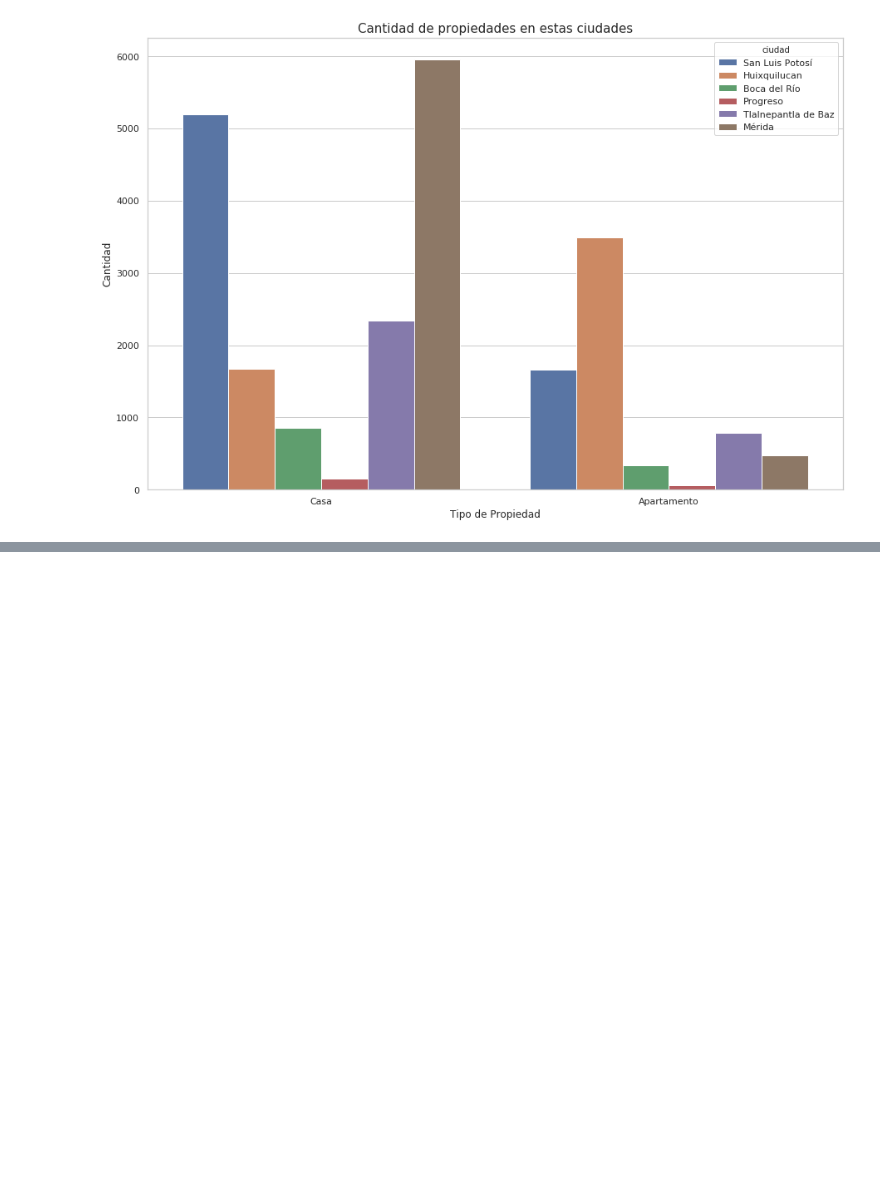
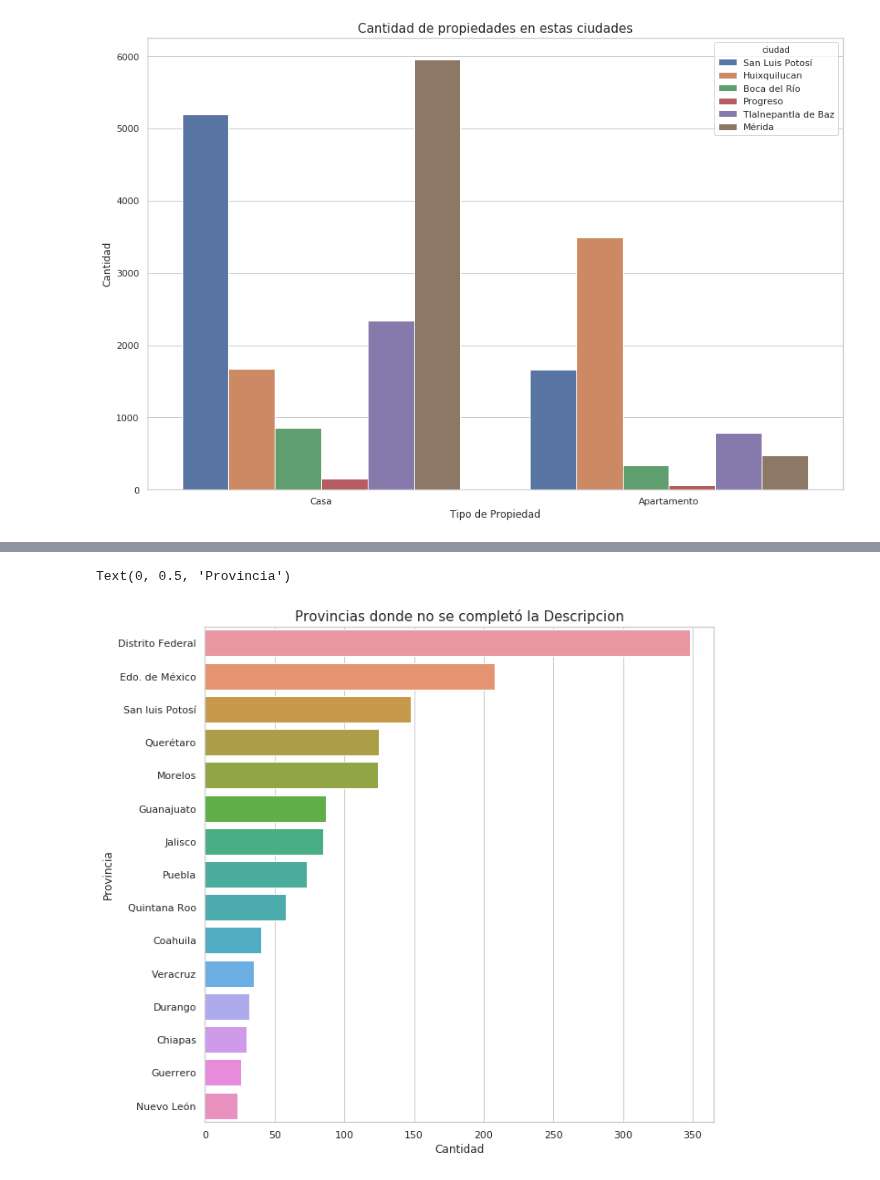
Before and after one commit to JuanCruzCastroLopez/tp1-zonajobs-analysis, a Jupyter notebook: DataSet_analisis.ipynb, the cells around one changed output, grey strips where cells are left out. Cells and saved outputs as stored; diff of their text form; code cells hidden in the pictures; blank space fills up the shorter version.

```diff
--- a/DataSet_analisis.ipynb
+++ b/DataSet_analisis.ipynb
@@ -137,0 +103,18 @@ dfTPNull.head(10)
+# %%
+#Quiero ver las ciudades y provincias donde no completaron el campo:"Descripcion"
+#Notamos que la provincia con mayor cantidad de omisiones de descripcion es "Distrito federal"
+dfDescNull = df[df['descripcion'].isnull()].groupby(['provincia']).size().reset_index()
+dfDescNull.rename(columns={0:'cantidad'}, inplace=True)
+dfDescNull = dfDescNull.sort_values(by = 'cantidad', ascending=False)[0:15]
+provincia = list(dfDescNull.provincia)
+
+plt.figure(figsize=(10, 10))
+g = sns.barplot(x=dfDescNull['cantidad'], y=dfDescNull['provincia'], orient='h')
+g.set_title("Provincias donde no se completó la Descripcion", fontsize=15)
+g.set_xlabel("Cantidad", fontsize=12)
+g.set_ylabel("Provincia", fontsize=12)
+
+#Mejorar grilla y valores para que den sin coma
+# %% [output]
+Text(0, 0.5, 'Provincia')
+[figure, added]
```
Also changed, not shown: parts of 6 cells of this notebook.
